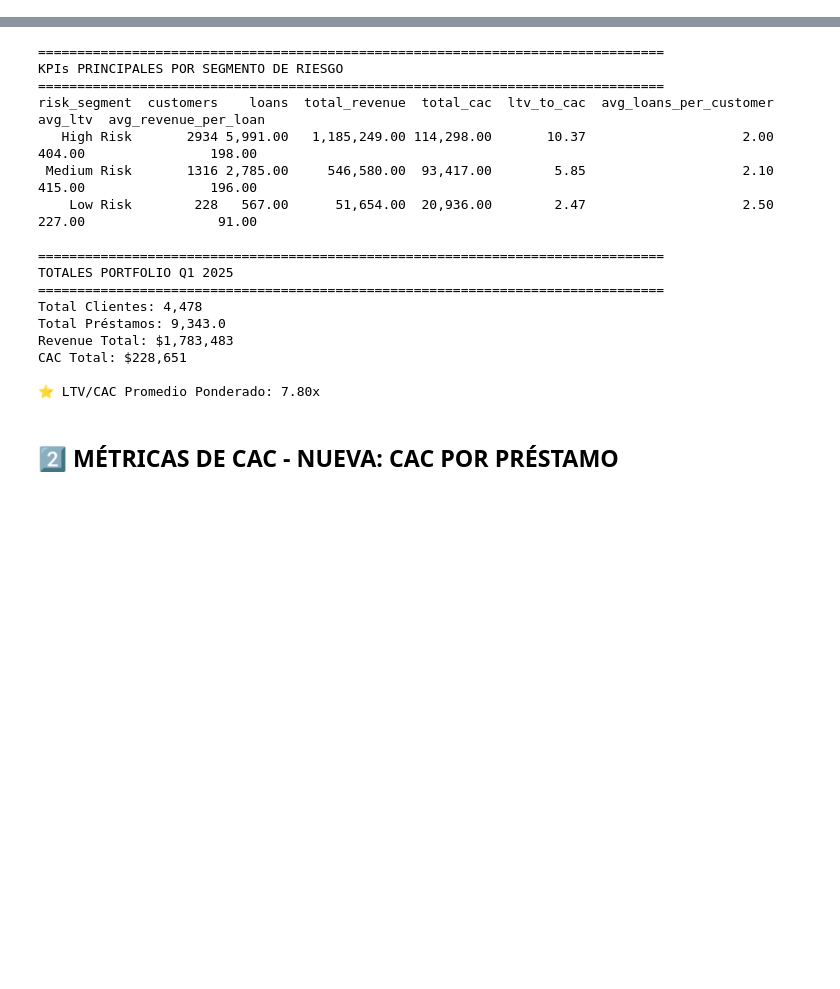
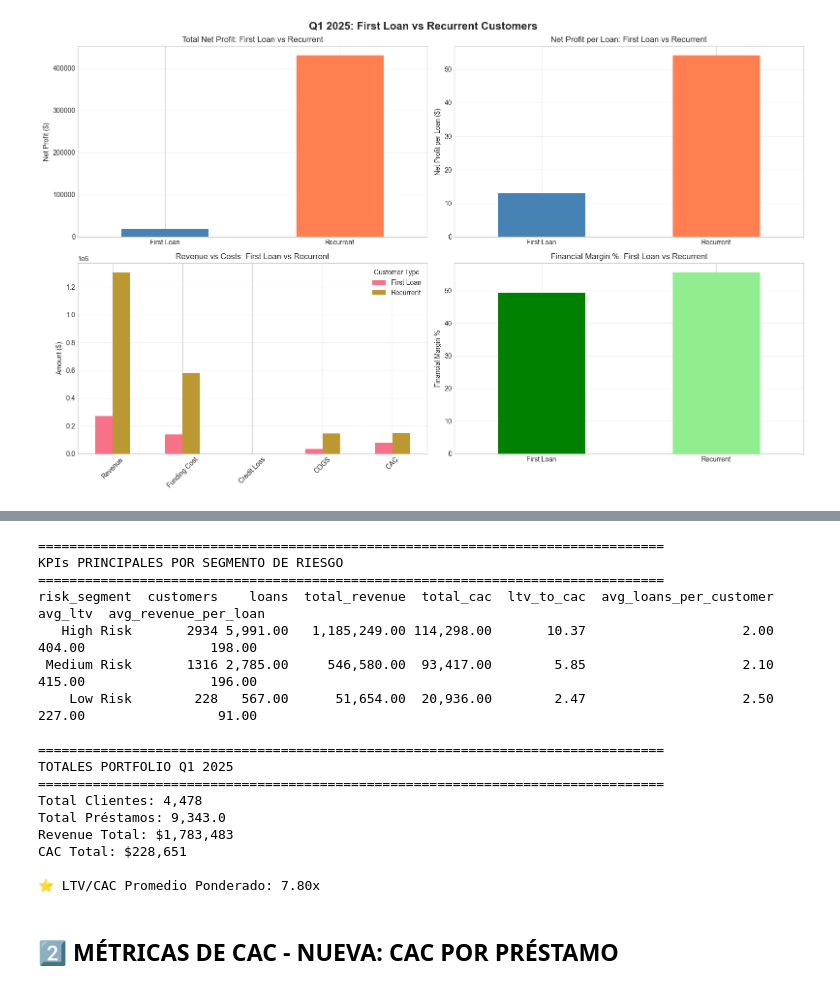
Before and after one commit to mijailnils/kueski-analytics-engineer-mijail, a Jupyter notebook: analisis_adhoc/code/05_analisis_completo_visual.ipynb, the cells around one changed output, grey strips where cells are left out. Drawn from its saved outputs; the diff is of its cells as text; code cells hidden in the pictures; blank space fills up the shorter version.

```diff
--- a/analisis_adhoc/code/05_analisis_completo_visual.ipynb
+++ b/analisis_adhoc/code/05_analisis_completo_visual.ipynb
@@ -42,0 +604,90 @@ print("✅ Conexión a DuckDB establecida")
+# %%
+# ============================================================================
+# ANALYSIS BY CUSTOMER TYPE (First Loan vs Recurrent)
+# ============================================================================
+
+# Resumen por customer type
+customer_type = df_loans.groupby('flg_recurrent_customer').agg({
+    'loan_id': 'count',
+    'user_id': 'nunique',
+    'loan_amount': 'sum',
+    'revenue': 'sum',
+    'funding_cost': 'sum',
+    'credit_loss': 'sum',
+    'financial_margin': 'sum',
+    'cogs': 'sum',
+    'contribution_margin': 'sum',
+    'cac': 'sum',
+    'net_profit': 'sum',
+    'recovery_rate': 'mean'
+}).round(2)
+
+customer_type.index = ['First Loan', 'Recurrent']
+customer_type.columns = [
+    'Loans',
+    'Customers',
+    'Loan Amount',
+    'Revenue',
+    'Funding Cost',
+    'Credit Loss',
+    'Financial Margin',
+    'COGS',
+    'Contribution Margin',
+    'CAC',
+    'Net Profit',
+    'Recovery Rate'
+]
+
+# Métricas por préstamo
+customer_type['Revenue per Loan'] = customer_type['Revenue'] / customer_type['Loans']
+customer_type['Net Profit per Loan'] = customer_type['Net Profit'] / customer_type['Loans']
+customer_type['CAC per Loan'] = customer_type['CAC'] / customer_type['Loans']
+customer_type['Financial Margin %'] = (customer_type['Financial Margin'] / customer_type['Revenue'] * 100).round(2)
+
+print("\n" + "="*70)
+print("PROFITABILITY: FIRST LOAN vs RECURRENT CUSTOMERS")
+print("="*70)
+print(customer_type)
+print("="*70)
+
+# Visualización
+fig, axes = plt.subplots(2, 2, figsize=(16, 10))
+fig.suptitle('Q1 2025: First Loan vs Recurrent Customers', fontsize=16, fontweight='bold')
+
+# 1. Net Profit comparison
+ax1 = axes[0, 0]
+customer_type['Net Profit'].plot(kind='bar', ax=ax1, color=['steelblue', 'coral'])
+ax1.set_title('Total Net Profit: First Loan vs Recurrent')
+ax1.set_ylabel('Net Profit ($)')
+ax1.set_xticklabels(customer_type.index, rotation=0)
+ax1.grid(axis='y', alpha=0.3)
+
+# 2. Net Profit per Loan
+ax2 = axes[0, 1]
+customer_type['Net Profit per Loan'].plot(kind='bar', ax=ax2, color=['steelblue', 'coral'])
+ax2.set_title('Net Profit per Loan: First Loan vs Recurrent')
+ax2.set_ylabel('Net Profit per Loan ($)')
+ax2.set_xticklabels(customer_type.index, rotation=0)
+ax2.grid(axis='y', alpha=0.3)
+
+# 3. Revenue vs Costs waterfall
+ax3 = axes[1, 0]
+costs = customer_type[['Revenue', 'Funding Cost', 'Credit Loss', 'COGS', 'CAC']]
+costs.T.plot(kind='bar', ax=ax3)
+ax3.set_title('Revenue vs Costs: First Loan vs Recurrent')
+ax3.set_ylabel('Amount ($)')
+ax3.set_xticklabels(['Revenue', 'Funding Cost', 'Credit Loss', 'COGS', 'CAC'], rotation=45)
+ax3.legend(title='Customer Type')
+ax3.grid(axis='y', alpha=0.3)
+
+# 4. Financial Margin %
+ax4 = axes[1, 1]
+customer_type['Financial Margin %'].plot(kind='bar', ax=ax4, color=['green', 'lightgreen'])
+ax4.set_title('Financial Margin %: First Loan vs Recurrent')
+ax4.set_ylabel('Financial Margin %')
+ax4.set_xticklabels(customer_type.index, rotation=0)
+ax4.grid(axis='y', alpha=0.3)
+
+plt.tight_layout()
+plt.show()
+# %% [output]
@@ -42,0 +713 @@ print("✅ Conexión a DuckDB establecida")
+[figure, added]
```
Also changed, not shown: parts of 27 cells of this notebook, 1 other file.
